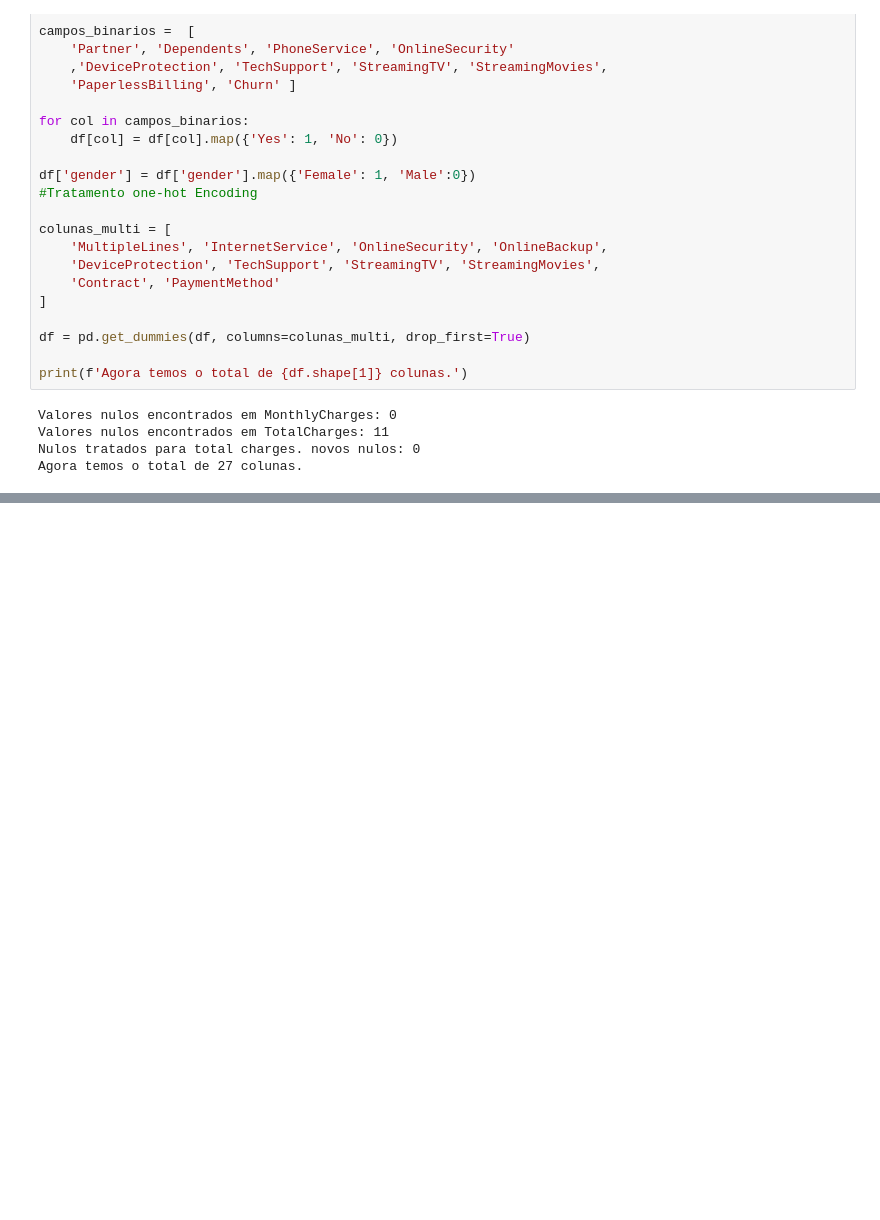
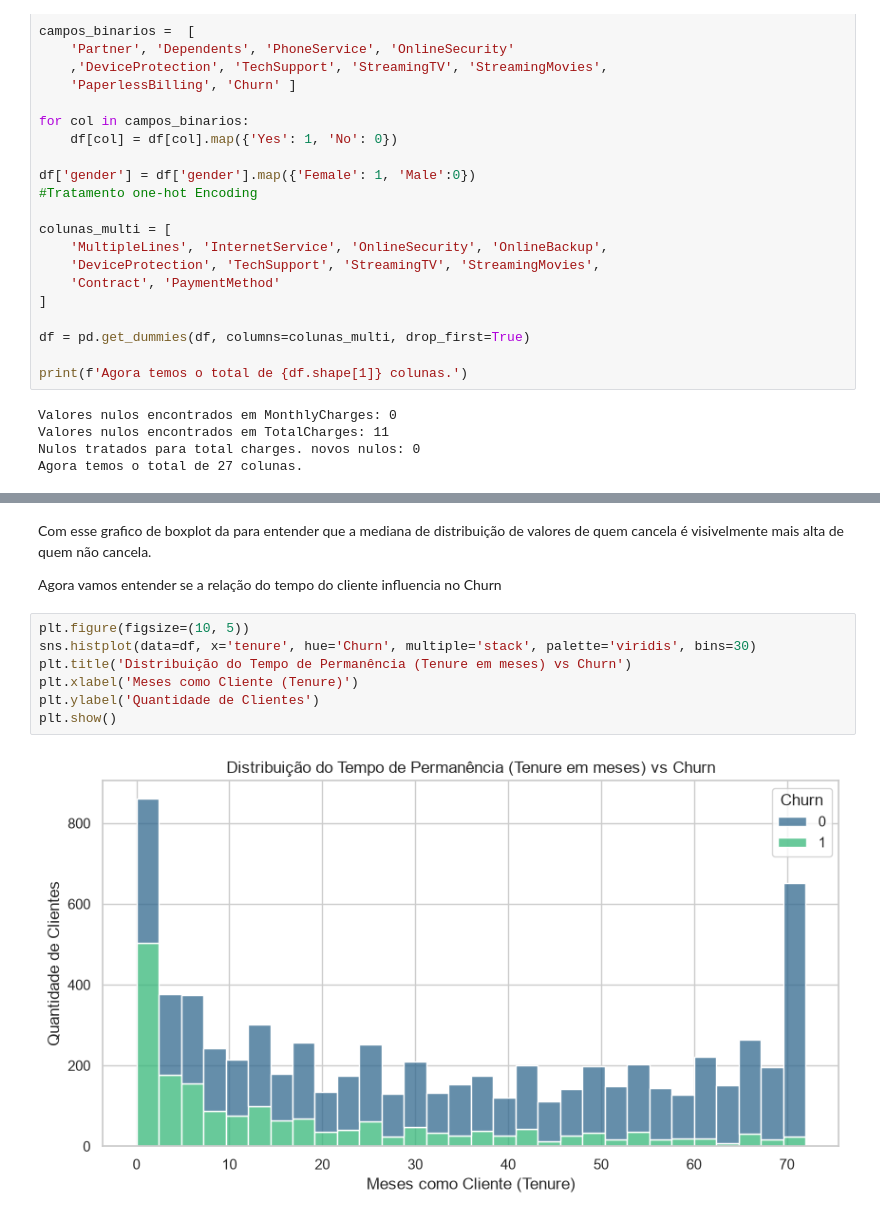
Before and after one commit to BritoMatheus0101/projeto-churn, a Jupyter notebook: notebooks/analise_dados_EDA.ipynb, the cells around one changed output, grey strips where cells are left out. Drawn from its saved outputs; the diff is of its cells as text; blank space fills up the shorter version.

```diff
--- a/notebooks/analise_dados_EDA.ipynb
+++ b/notebooks/analise_dados_EDA.ipynb
@@ -184,0 +199,13 @@ memory usage: 715.4 KB
+# %% [markdown]
+Com esse grafico de boxplot da para entender que a mediana de distribuição de valores de quem cancela é visivelmente mais alta de quem não cancela.
+
+Agora vamos entender se a relação do tempo do cliente influencia no Churn
+# %%
+plt.figure(figsize=(10, 5))
+sns.histplot(data=df, x='tenure', hue='Churn', multiple='stack', palette='viridis', bins=30)
+plt.title('Distribuição do Tempo de Permanência (Tenure em meses) vs Churn')
+plt.xlabel('Meses como Cliente (Tenure)')
+plt.ylabel('Quantidade de Clientes')
+plt.show()
+# %% [output]
+[figure, added]
```
Also changed, not shown: parts of 7 cells of this notebook.
